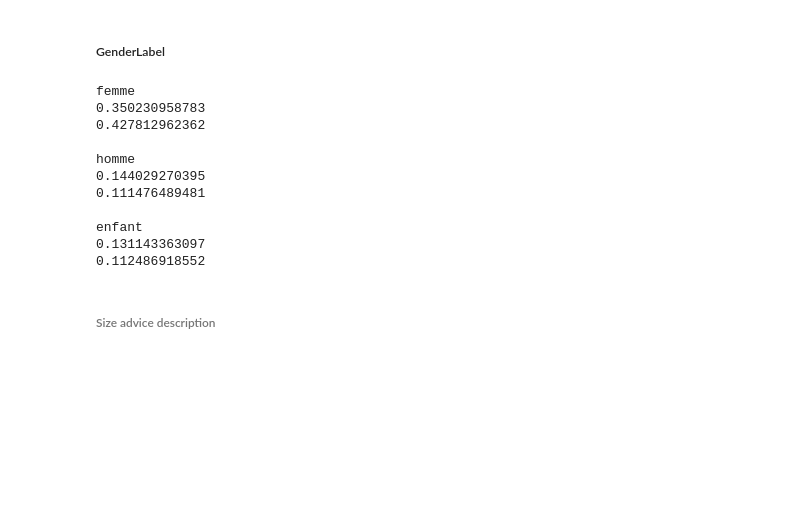
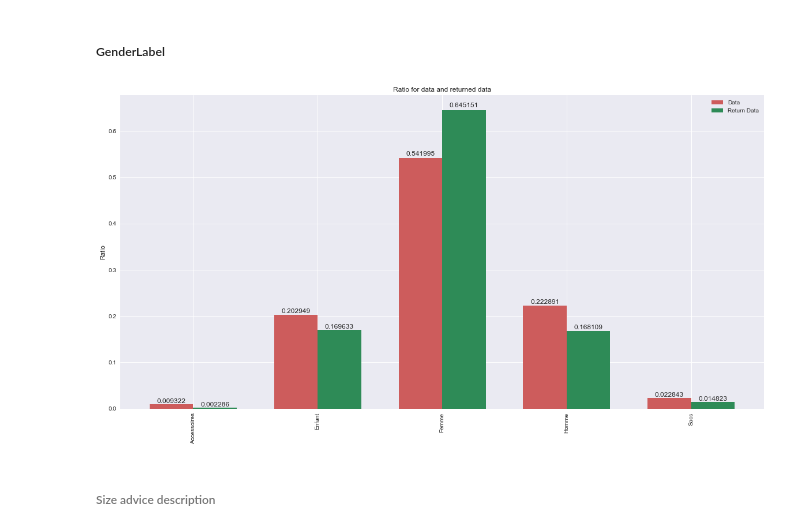
Before and after one commit to pepi4e/SD210-ML-challenge, a Jupyter notebook: statistiques.ipynb, the cells around one changed output. Saved outputs shown, nothing was run; the diff lists cells and outputs as text; code cells hidden in the pictures; blank space fills up the shorter version.

```diff
--- a/statistiques.ipynb
+++ b/statistiques.ipynb
@@ -282,44 +347,9 @@ print(dreturn)
 # %% [markdown]
 ##### GenderLabel
-# %%
-print('femme')
-# Pour toutes les données
-d = ((data['GenderLabel'] == 'Femme').sum())/(data.shape[0])
-print(d)
-
-# Pour les données retournées
-dreturn = ((returndata['GenderLabel'] == 'Femme').sum())/(returndata.shape[0])
-print(dreturn)
-
-print('\nhomme')
-# Pour toutes les données
-d = ((data['GenderLabel'] == 'Homme').sum())/(data.shape[0])
-print(d)
-
-# Pour les données retournées
-dreturn = ((returndata['GenderLabel'] == 'Homme').sum())/(returndata.shape[0])
-print(dreturn)
-
-print('\nenfant')
-# Pour toutes les données
-d = ((data['GenderLabel'] == 'Enfant').sum())/(data.shape[0])
-print(d)
-
-# Pour les données retournées
-dreturn = ((returndata['GenderLabel'] == 'Enfant').sum())/(returndata.shape[0])
-print(dreturn)
-# %% [output]
-femme
-0.350230958783
-0.427812962362
-
-homme
-0.144029270395
-0.111476489481
-
-enfant
-0.131143363097
-0.112486918552
+# %%
+histogramme('GenderLabel')
+# %% [output]
+[figure, added]
 # %% [markdown]
 ###### Size advice description
 # %%
```
Also changed, not shown: parts of 8 cells of this notebook.
